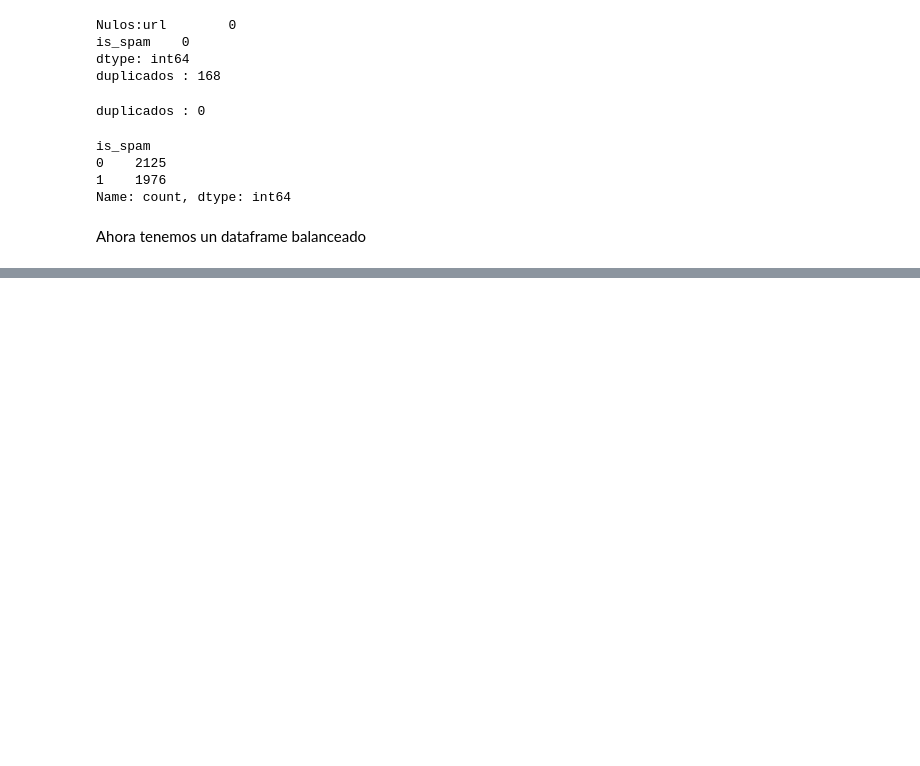
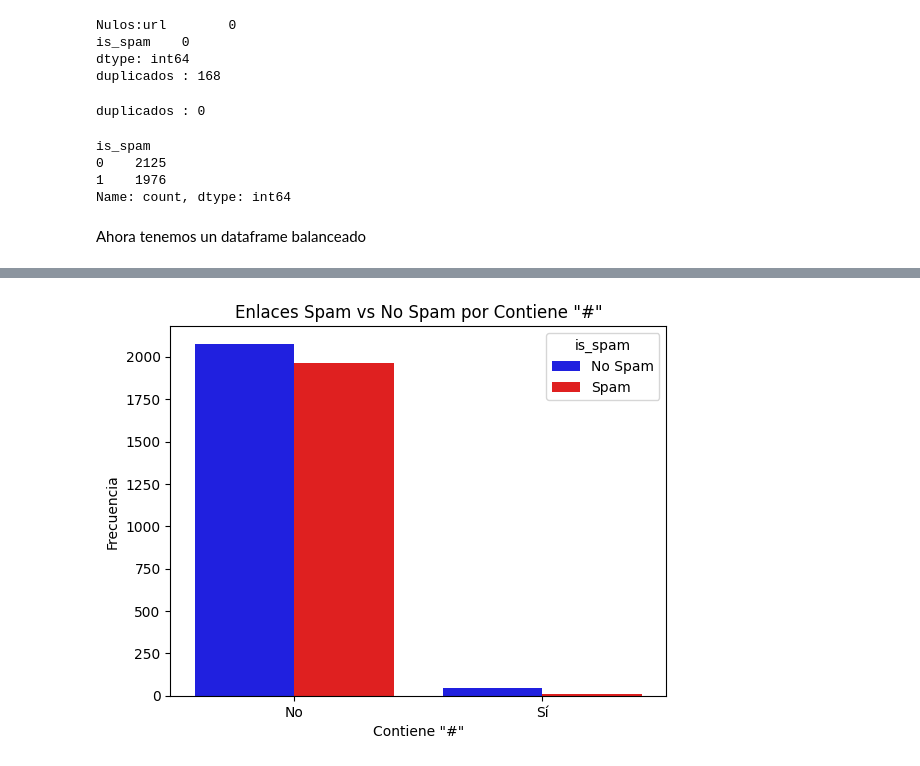
Before and after one commit to 4GeeksAcademy/NPL_JOEL, a Jupyter notebook: src/explore.ipynb, the cells around one changed output, grey strips where cells are left out. Cells and saved outputs as stored; diff of their text form; code cells hidden in the pictures; blank space fills up the shorter version.

```diff
--- a/src/explore.ipynb
+++ b/src/explore.ipynb
@@ -105,0 +205,11 @@ total_data.to_csv(r'C:\Users\jdean\OneDrive\Escritorio\pythonmysql\NPL_JOEL\url_
+# %%
+# Gráfico de barras agrupadas
+sns.countplot(data=df, x='contains_hash', hue='is_spam', palette={0: 'blue', 1: 'red'})
+plt.xlabel('Contiene "#"')
+plt.ylabel('Frecuencia')
+plt.title('Enlaces Spam vs No Spam por Contiene "#"')
+plt.xticks([0, 1], ['No', 'Sí'])
+plt.legend(title='is_spam', labels=['No Spam', 'Spam'])
+plt.show()
+# %% [output]
+[figure, added]
```
Also changed, not shown: parts of 28 cells of this notebook, 1 other file.
